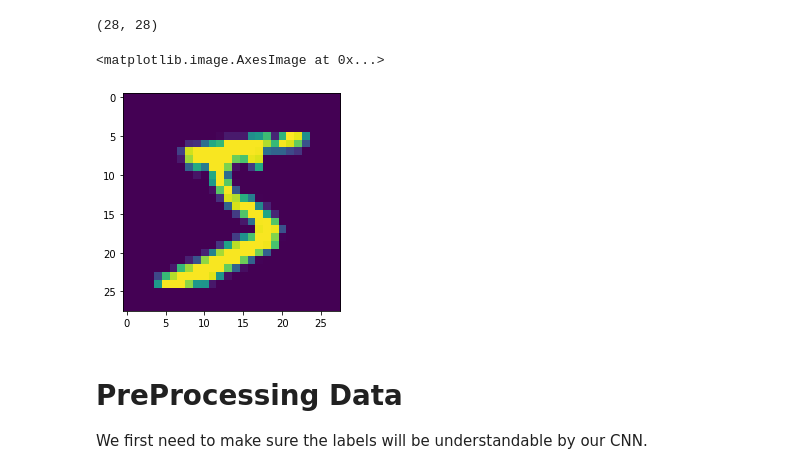
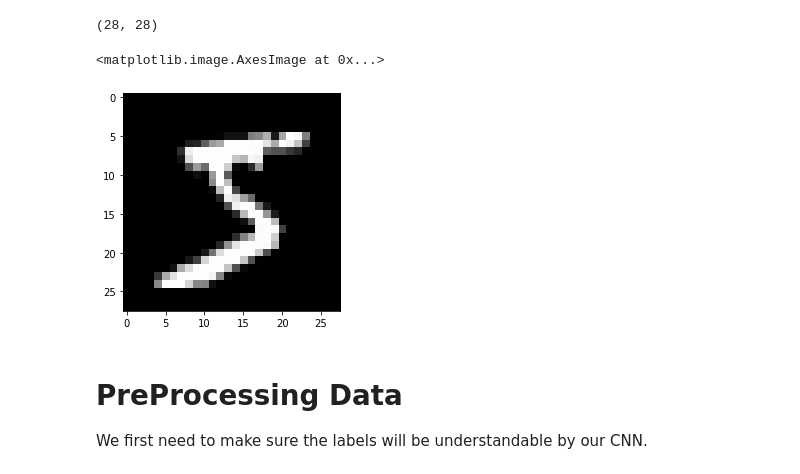
Before and after one commit to Hari31416/Data-Sciences, a Jupyter notebook: Notes/Notes4/04-CNNs/01-Keras-CNN-MNIST.ipynb, the cells around one changed output. Cells and saved outputs as stored; diff of their text form; code cells hidden in the pictures.

```diff
--- a/Notes/Notes4/04-CNNs/01-Keras-CNN-MNIST.ipynb
+++ b/Notes/Notes4/04-CNNs/01-Keras-CNN-MNIST.ipynb
@@ -46,10 +43,10 @@ single_image.shape
 # %% [output]
 (28, 28)
 # %%
-plt.imshow(single_image)
+plt.imshow(single_image, cmap='gray')
 # %% [output]
 <matplotlib.image.AxesImage at 0x...>
-[figure, old version]
+[figure, new version]
 # %% [markdown]
 # PreProcessing Data
 
```
Also changed, not shown: parts of 24 cells of this notebook, 46 other files.
